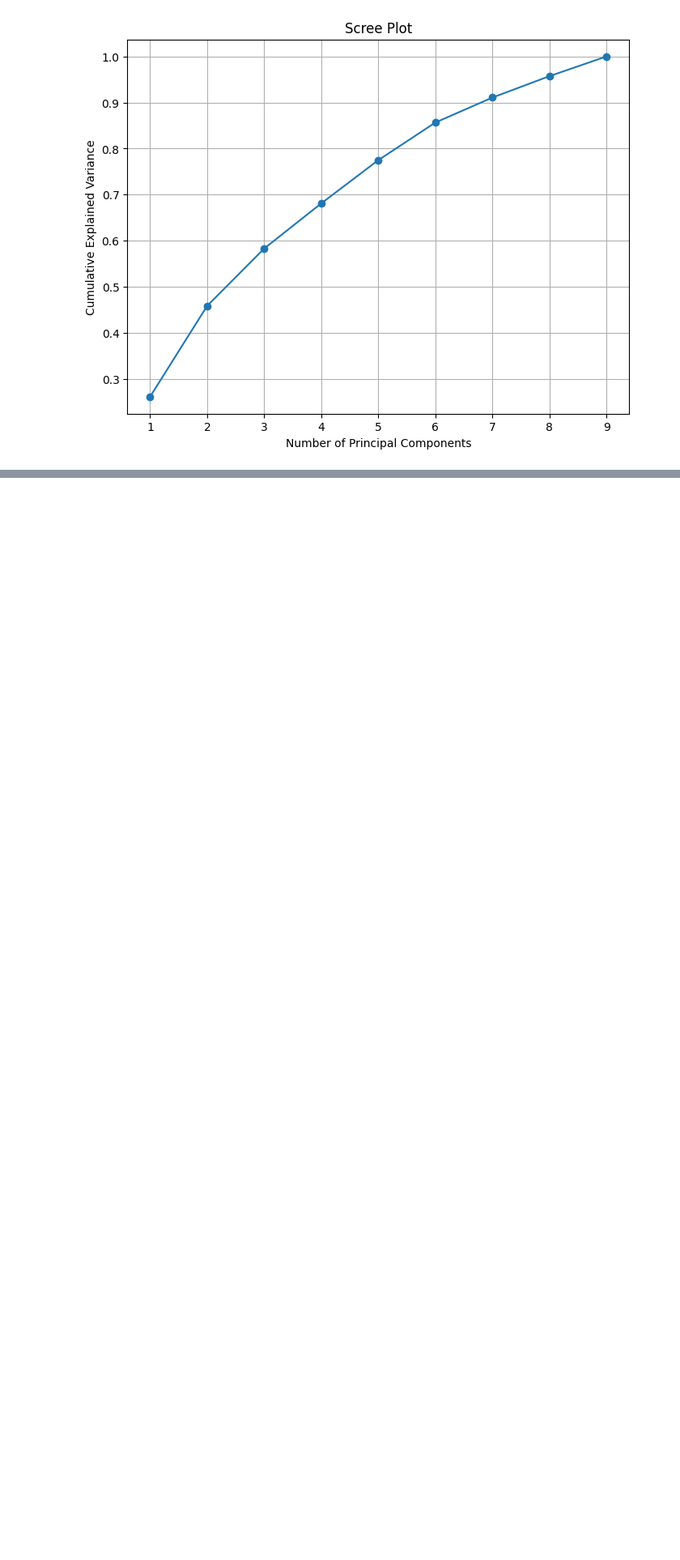
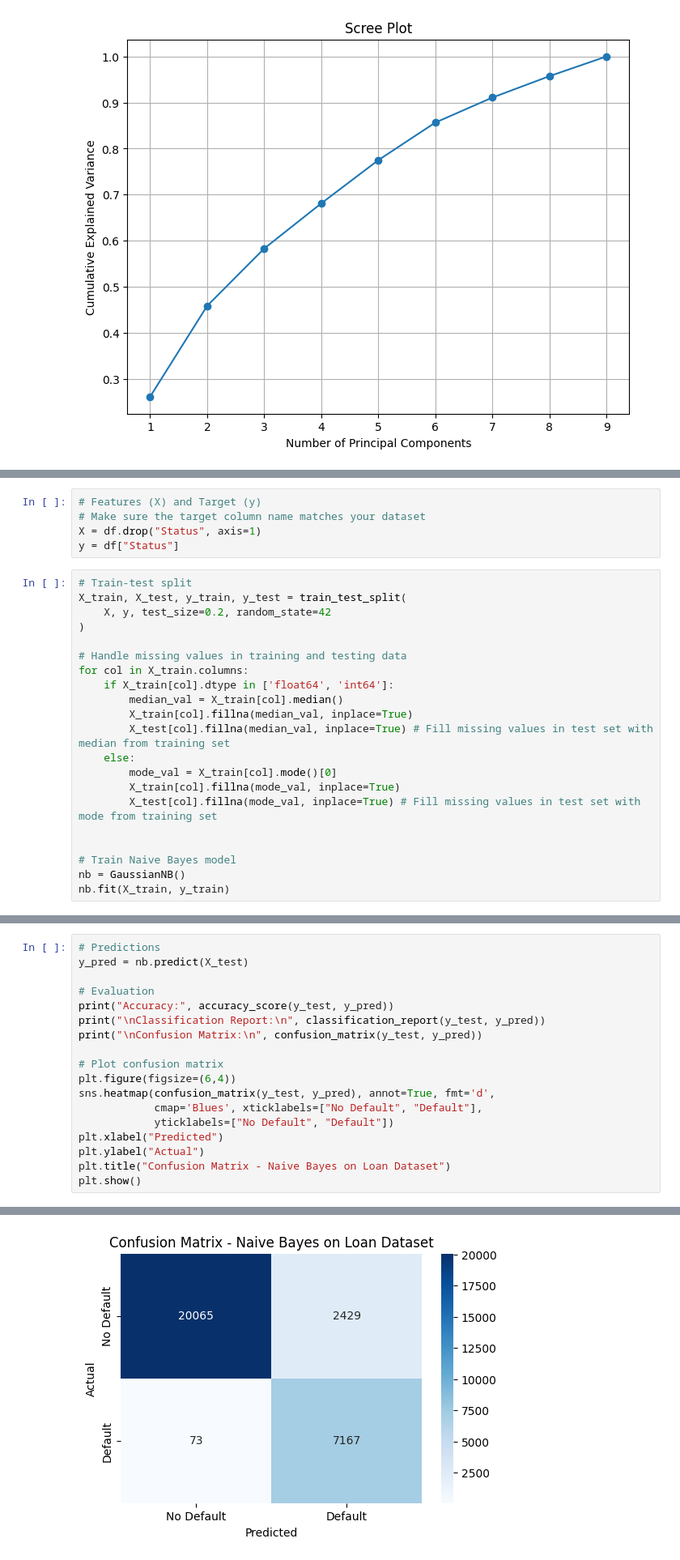
Before and after one commit to SaiKoushik1825/Machine-Learning, a Jupyter notebook: MLlab.ipynb, the cells around one changed output, grey strips where cells are left out. Shown at 81% size. Drawn from its saved outputs; the diff is of its cells as text; blank space fills up the shorter version.

```diff
--- a/MLlab.ipynb
+++ b/MLlab.ipynb
@@ -1345,0 +1487,26 @@ Number of PCs explaining >80% variance: 6
+# %%
+# Features (X) and Target (y)
+# Make sure the target column name matches your dataset
+X = df.drop("Status", axis=1)
+y = df["Status"]
+# %%
+# Train-test split
+X_train, X_test, y_train, y_test = train_test_split(
+    X, y, test_size=0.2, random_state=42
+)
+
+# Handle missing values in training and testing data
+for col in X_train.columns:
+    if X_train[col].dtype in ['float64', 'int64']:
+        median_val = X_train[col].median()
+        X_train[col].fillna(median_val, inplace=True)
+        X_test[col].fillna(median_val, inplace=True) # Fill missing values in test set with median from training set
+    else:
+        mode_val = X_train[col].mode()[0]
+        X_train[col].fillna(mode_val, inplace=True)
+        X_test[col].fillna(mode_val, inplace=True) # Fill missing values in test set with mode from training set
+
+
+# Train Naive Bayes model
+nb = GaussianNB()
+nb.fit(X_train, y_train)
@@ -1345,0 +1527,19 @@ Number of PCs explaining >80% variance: 6
+# %%
+# Predictions
+y_pred = nb.predict(X_test)
+
+# Evaluation
+print("Accuracy:", accuracy_score(y_test, y_pred))
+print("\nClassification Report:\n", classification_report(y_test, y_pred))
+print("\nConfusion Matrix:\n", confusion_matrix(y_test, y_pred))
+
+# Plot confusion matrix
+plt.figure(figsize=(6,4))
+sns.heatmap(confusion_matrix(y_test, y_pred), annot=True, fmt='d',
+            cmap='Blues', xticklabels=["No Default", "Default"],
+            yticklabels=["No Default", "Default"])
+plt.xlabel("Predicted")
+plt.ylabel("Actual")
+plt.title("Confusion Matrix - Naive Bayes on Loan Dataset")
+plt.show()
+# %% [output]
@@ -1345,0 +1562 @@ Number of PCs explaining >80% variance: 6
+[figure, added]
```
Also changed, not shown: parts of 28 cells of this notebook.
